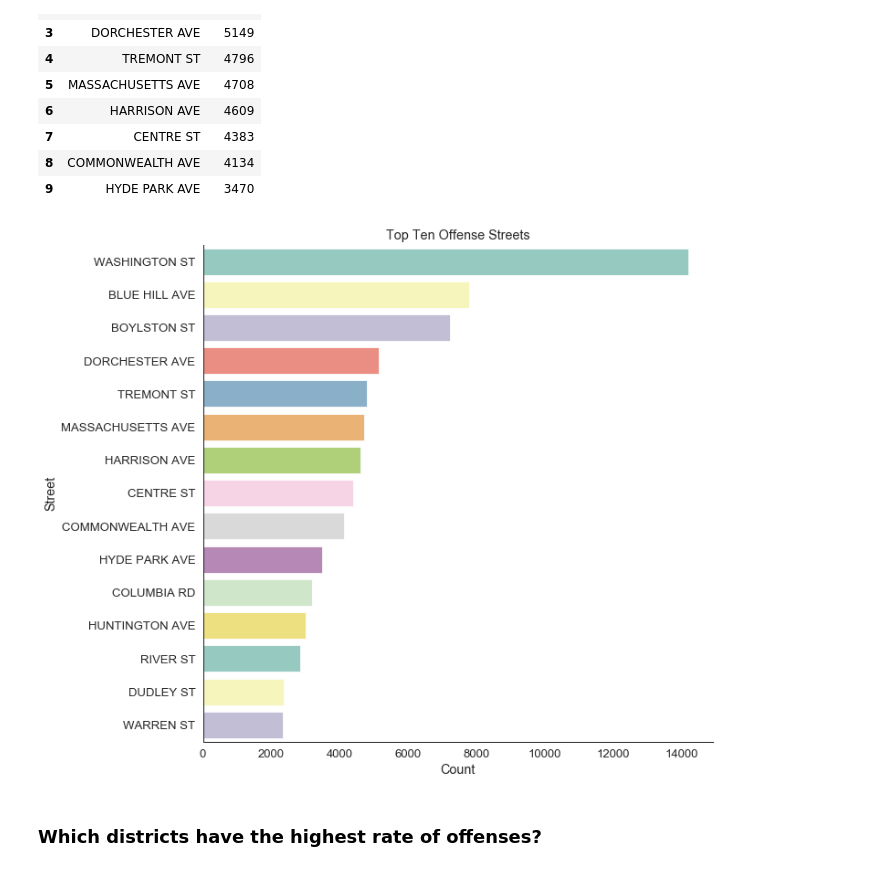
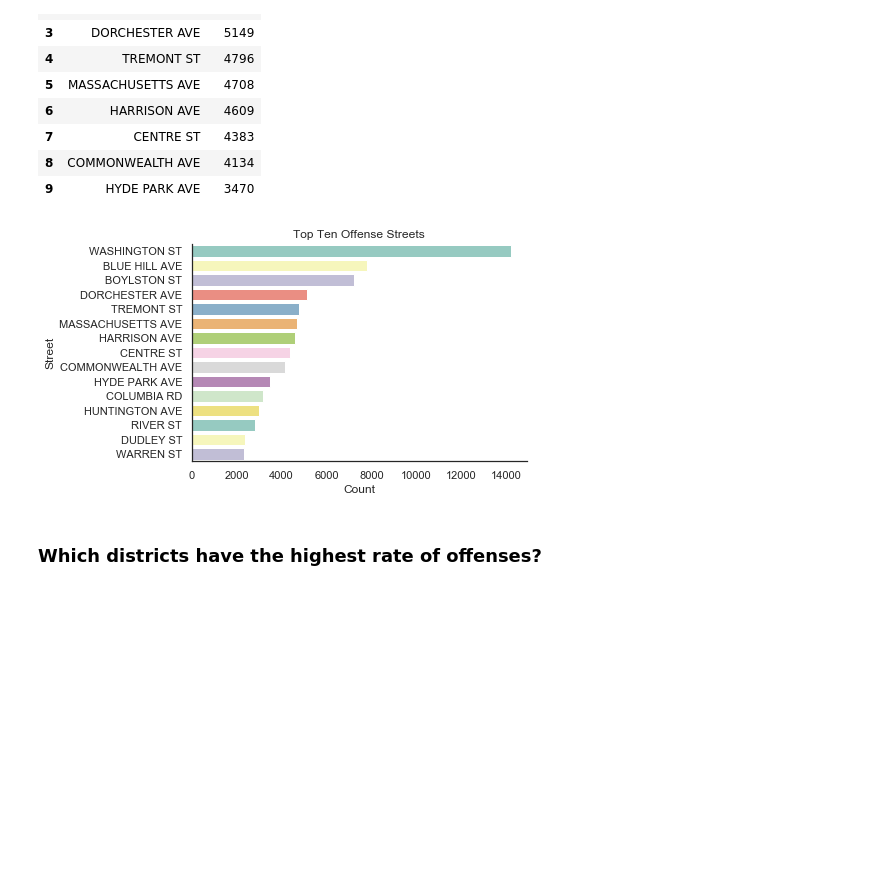
Before and after one commit to SpacePatroller/Boston_Crime_Data, a Jupyter notebook: Crime Data EDA.ipynb, the cells around one changed output. Drawn from its saved outputs; the diff is of its cells as text; code cells hidden in the pictures; blank space fills up the shorter version.

```diff
--- a/Crime Data EDA.ipynb
+++ b/Crime Data EDA.ipynb
@@ -113,16 +113,16 @@ crimeAreas.head(10)
 | 8 | COMMONWEALTH AVE | 4134 |
 | 9 | HYDE PARK AVE | 3470 |
 # %%
-figure = plt.figure(figsize=(10,10))
+figure = plt.figure()
 
 sns.barplot(x=crimeAreas['Count'].iloc[:15],y=crimeAreas['Street'].iloc[:15],palette='Set3')
 plt.ylabel('Street')
 plt.xlabel('Count')
 plt.title('Top Ten Offense Streets')
 sns.despine()
 plt.savefig('images/streetsOffenseCount.png',bbox_inches = 'tight')
 # %% [output]
-[figure, old version]
+[figure, new version]
 # %% [markdown]
 ### Which districts have the highest rate of offenses?
 # %%
```
Also changed, not shown: parts of 2 cells of this notebook, 2 other files.
